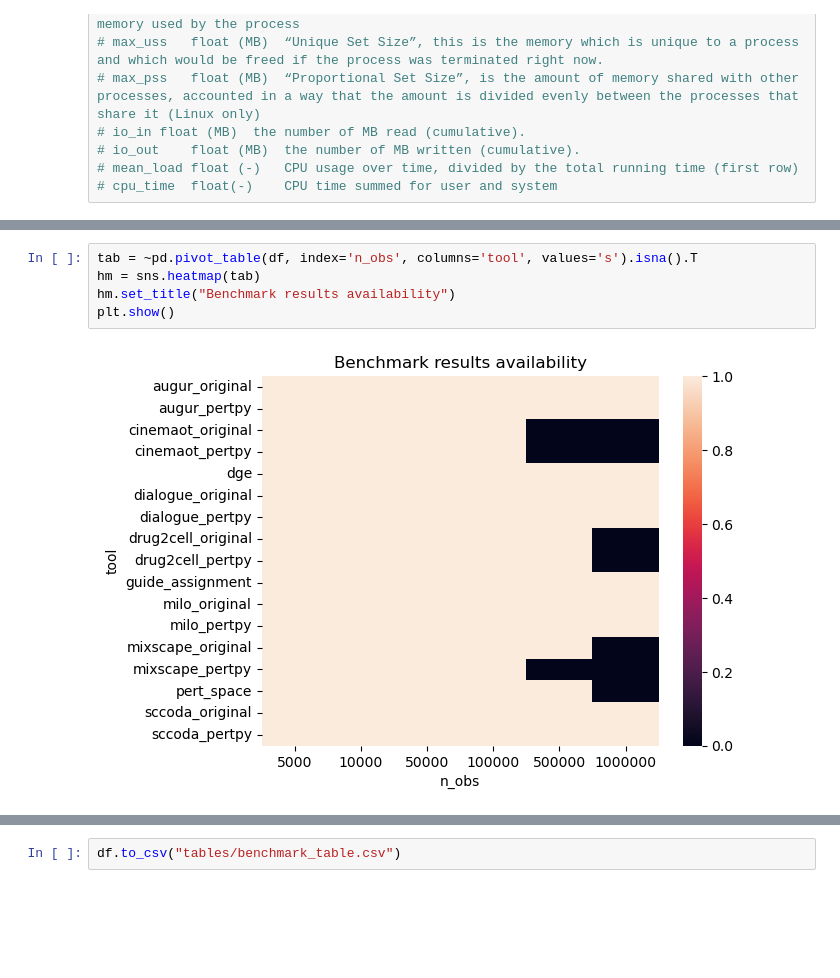
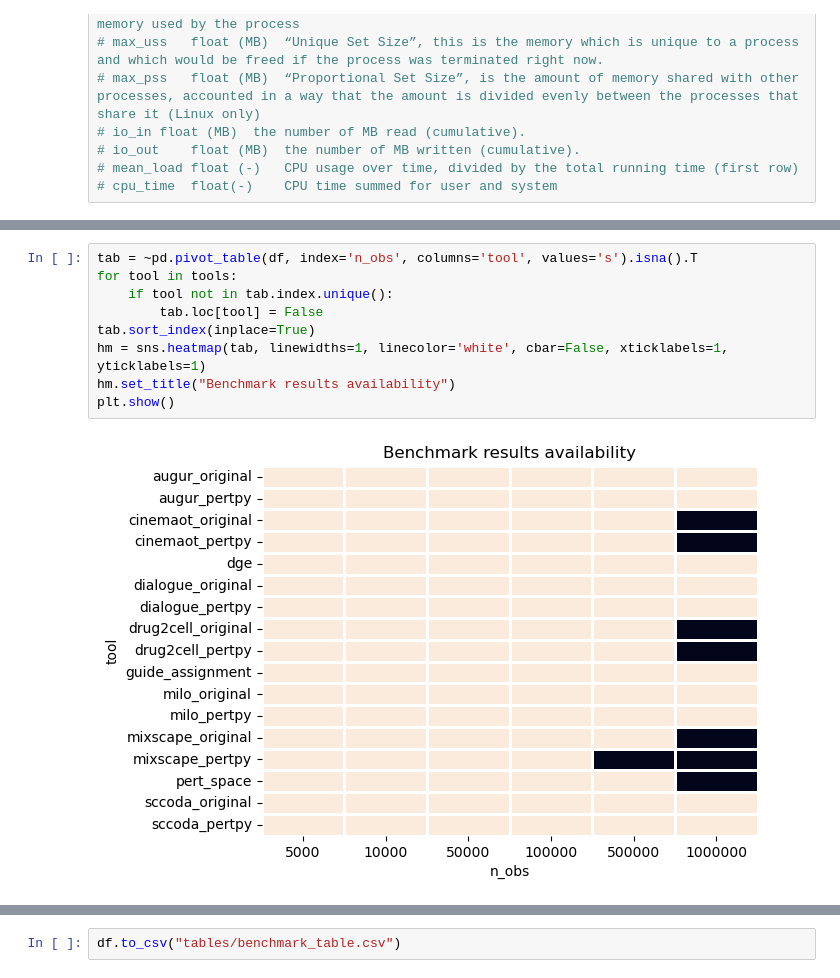
Before and after one commit to theislab/pertpy-reproducibility, a Jupyter notebook: benchmark/visualize_benchmark_results.ipynb, the cells around one changed output, grey strips where cells are left out. Drawn from its saved outputs; the diff is of its cells as text; blank space fills up the shorter version.

```diff
--- a/benchmark/visualize_benchmark_results.ipynb
+++ b/benchmark/visualize_benchmark_results.ipynb
@@ -62,8 +58,12 @@ Found 276 entries
 # %%
 tab = ~pd.pivot_table(df, index='n_obs', columns='tool', values='s').isna().T
-hm = sns.heatmap(tab)
+for tool in tools:
+    if tool not in tab.index.unique():
+        tab.loc[tool] = False
+tab.sort_index(inplace=True)
+hm = sns.heatmap(tab, linewidths=1, linecolor='white', cbar=False, xticklabels=1, yticklabels=1)
 hm.set_title("Benchmark results availability")
 plt.show()
 # %% [output]
-[figure, old version]
+[figure, new version]
 # %%
```
Also changed, not shown: parts of 5 cells of this notebook, 14 other files.
